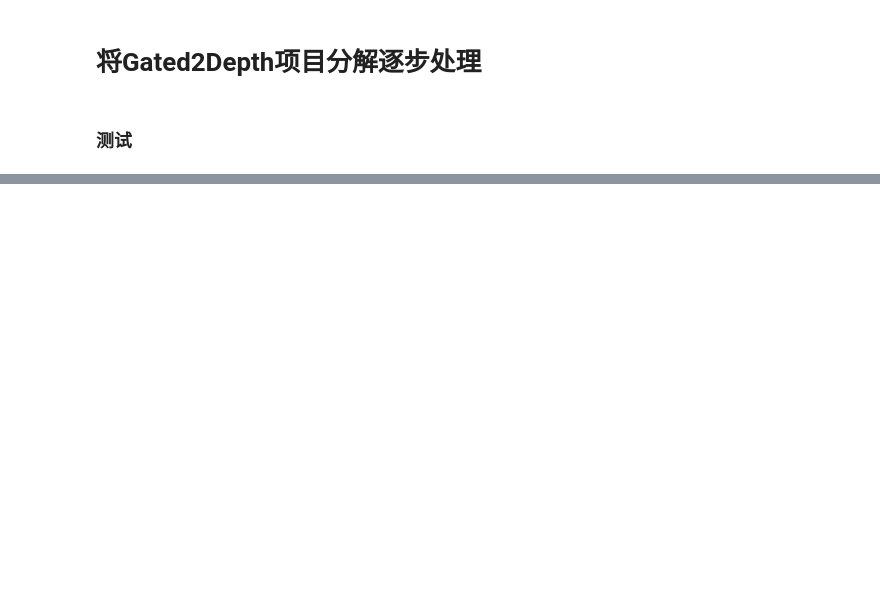
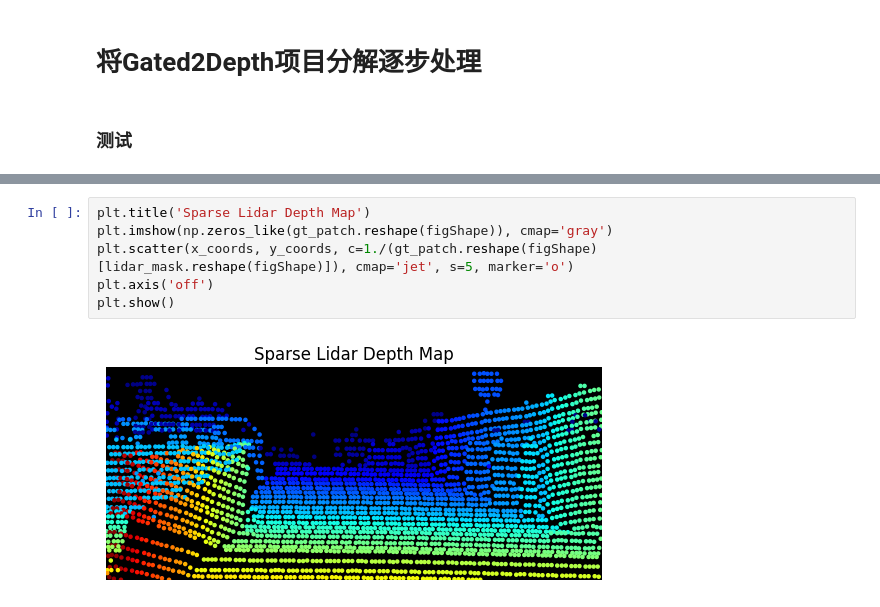
Before and after one commit to Edricos/newG2D, a Jupyter notebook: src/main.ipynb, the cells around one changed output, grey strips where cells are left out. Drawn from its saved outputs; the diff is of its cells as text; blank space fills up the shorter version.

```diff
--- a/src/main.ipynb
+++ b/src/main.ipynb
@@ -194,0 +355,8 @@ model.fit(dataset,
+# %%
+plt.title('Sparse Lidar Depth Map')
+plt.imshow(np.zeros_like(gt_patch.reshape(figShape)), cmap='gray')
+plt.scatter(x_coords, y_coords, c=1./(gt_patch.reshape(figShape)[lidar_mask.reshape(figShape)]), cmap='jet', s=5, marker='o')
+plt.axis('off')
+plt.show()
+# %% [output]
+[figure, added]
```
Also changed, not shown: parts of 11 cells of this notebook, 2 other files.
